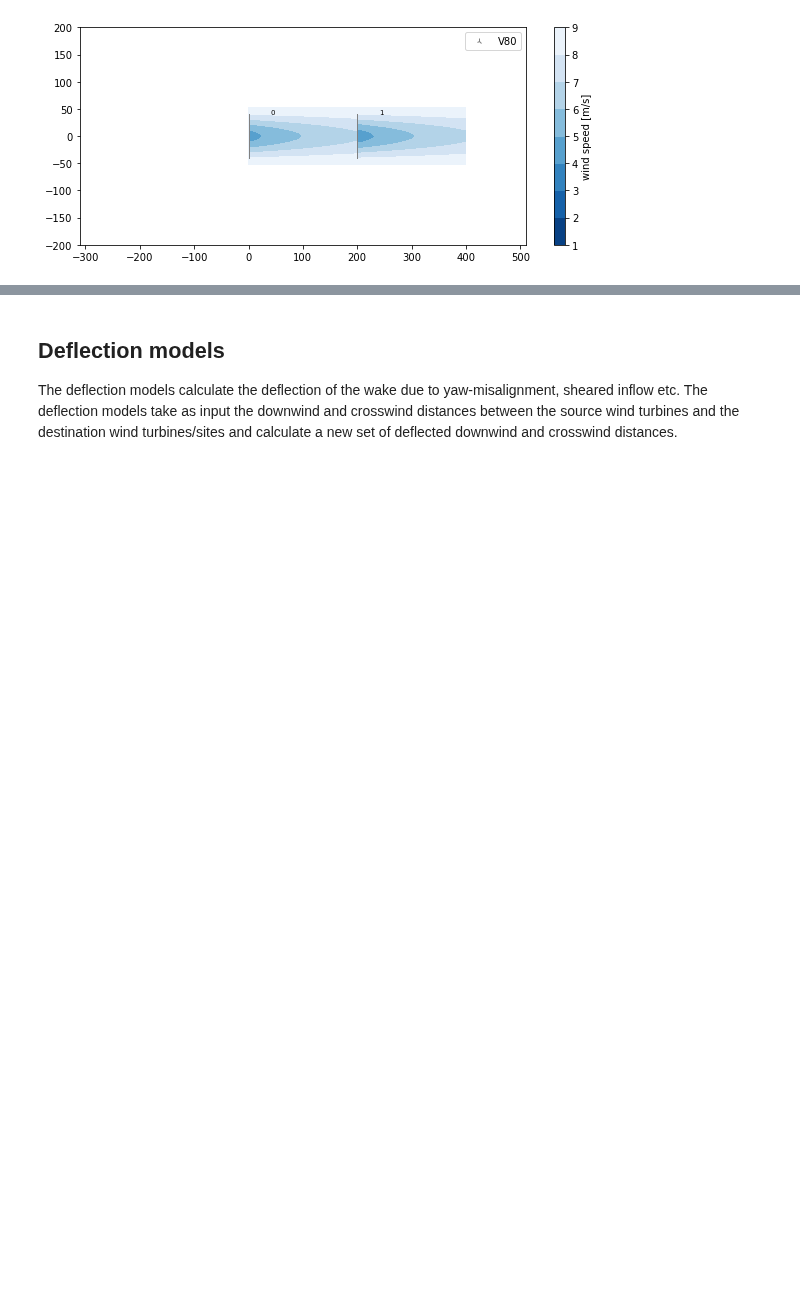
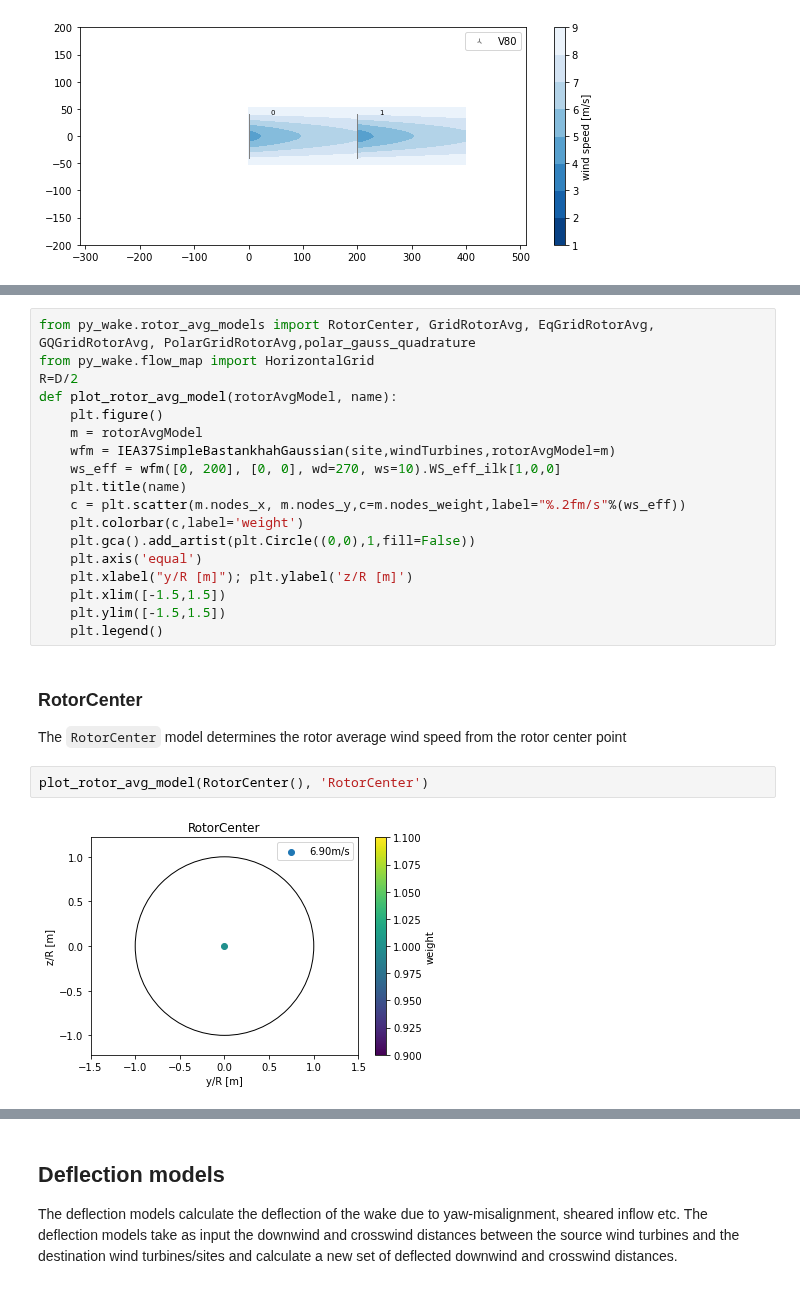
Before and after one commit to DTUWindEnergy/PyWake, a Jupyter notebook: docs/notebooks/EngineeringWindFarmModels.ipynb, the cells around one changed output, grey strips where cells are left out. Drawn from its saved outputs; the diff is of its cells as text; blank space fills up the shorter version.

```diff
--- a/docs/notebooks/EngineeringWindFarmModels.ipynb
+++ b/docs/notebooks/EngineeringWindFarmModels.ipynb
@@ -345,0 +421,25 @@ max_sum([0,200],[0,0],wd=270,ws=10).flow_map().plot_wake_map(levels=np.arange(1,
+# %%
+from py_wake.rotor_avg_models import RotorCenter, GridRotorAvg, EqGridRotorAvg, GQGridRotorAvg, PolarGridRotorAvg,polar_gauss_quadrature
+from py_wake.flow_map import HorizontalGrid
+R=D/2
+def plot_rotor_avg_model(rotorAvgModel, name):
+    plt.figure()
+    m = rotorAvgModel
+    wfm = IEA37SimpleBastankhahGaussian(site,windTurbines,rotorAvgModel=m)
+    ws_eff = wfm([0, 200], [0, 0], wd=270, ws=10).WS_eff_ilk[1,0,0]
+    plt.title(name)
+    c = plt.scatter(m.nodes_x, m.nodes_y,c=m.nodes_weight,label="%.2fm/s"%(ws_eff))
+    plt.colorbar(c,label='weight')
+    plt.gca().add_artist(plt.Circle((0,0),1,fill=False))
+    plt.axis('equal')
+    plt.xlabel("y/R [m]"); plt.ylabel('z/R [m]')
+    plt.xlim([-1.5,1.5])
+    plt.ylim([-1.5,1.5])
+    plt.legend()
+# %% [markdown]
+### RotorCenter
+The `RotorCenter` model determines the rotor average wind speed from the rotor center point
+# %%
+plot_rotor_avg_model(RotorCenter(), 'RotorCenter')
+# %% [output]
+[figure, added]
```
Also changed, not shown: parts of 42 cells of this notebook, 18 other files.
